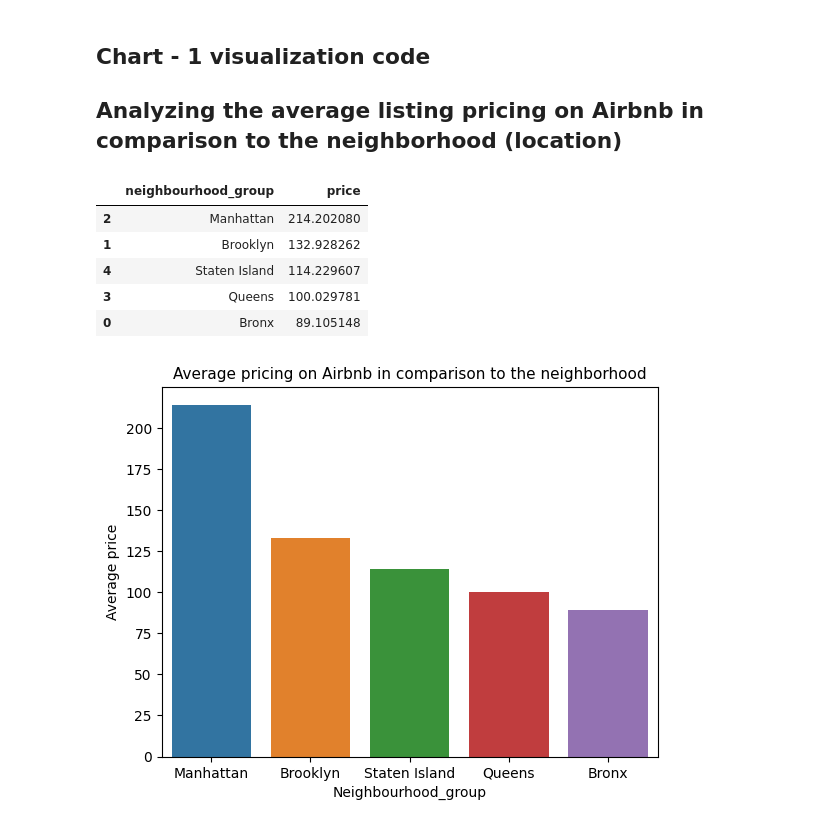
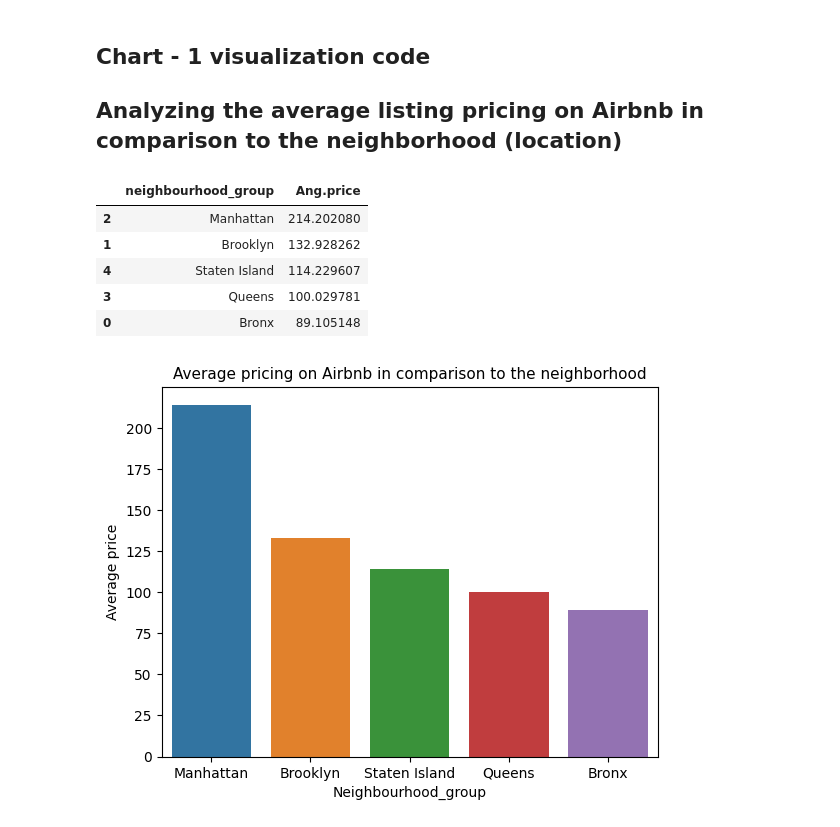
Before and after one commit to Dheerajraghava/Dheerajraghav_Airbnb_Bookings_Analysis_Capstone_Project, a Jupyter notebook: Copy_of_Sample_EDA_Submission_Template.ipynb, the cells around one changed output. Drawn from its saved outputs; the diff is of its cells as text; code cells hidden in the pictures.

```diff
--- a/Copy_of_Sample_EDA_Submission_Template.ipynb
+++ b/Copy_of_Sample_EDA_Submission_Template.ipynb
@@ -697,9 +697,10 @@ memory usage: 3.8+ MB
 ## Analyzing the average listing pricing on Airbnb in comparison to the neighborhood (location)
 # %%
 neighbourhood_grp_avg_price=data1.groupby('neighbourhood_group')['price'].mean().reset_index().sort_values('price',ascending=False)
+neighbourhood_grp_avg_price.rename(columns={'price':'Ang.price'},inplace=True)
 neighbourhood_grp_avg_price
 # %% [output]
-|  | neighbourhood_group | price |
+|  | neighbourhood_group | Ang.price |
 | 2 | Manhattan | 214.202080 |
 | 1 | Brooklyn | 132.928262 |
 | 4 | Staten Island | 114.229607 |
```
Also changed, not shown: parts of 14 cells of this notebook.
